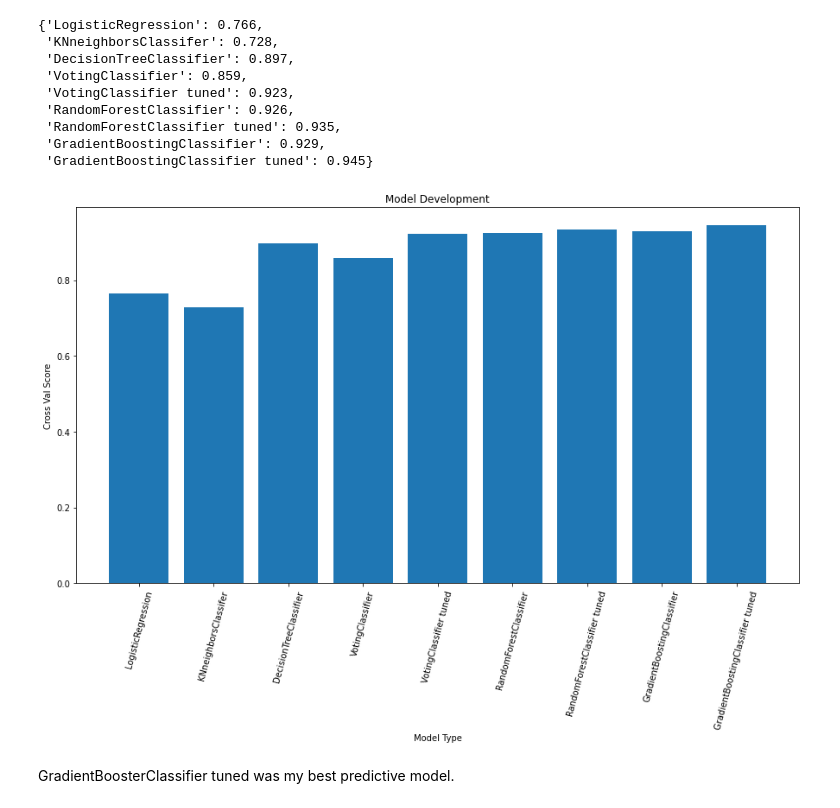
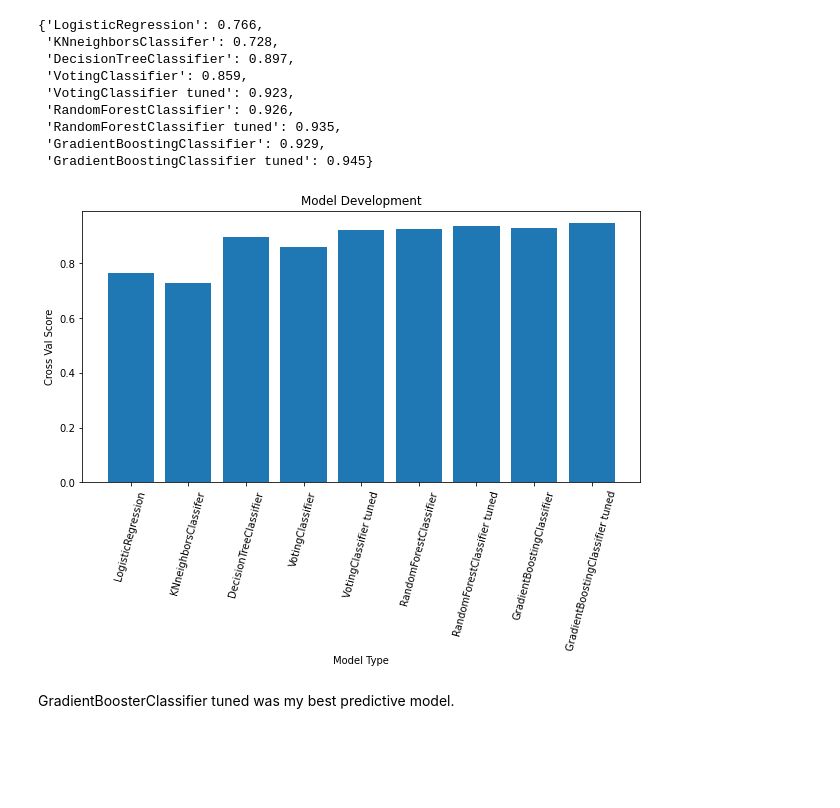
Before and after one commit to KyleWeesner/Customer_retention_plan_for_Syriatel_Mobile_Telecom, a Jupyter notebook: workspace/Model Building.ipynb, the cells around one changed output. Saved outputs shown, nothing was run; the diff lists cells and outputs as text; code cells hidden in the pictures; blank space fills up the shorter version.

```diff
--- a/workspace/Model Building.ipynb
+++ b/workspace/Model Building.ipynb
@@ -496,17 +498,17 @@ model_devolpment
  'GradientBoostingClassifier': 0.929,
  'GradientBoostingClassifier tuned': 0.945}
 # %%
-plt.figure(figsize=(15,8))
+plt.figure(figsize=(10,5))
 plt.bar(model_devolpment.keys(), model_devolpment.values())
 
 plt.title('Model Development')
 plt.xlabel('Model Type')
 plt.ylabel('Cross Val Score')
 
 plt.xticks(rotation=75)
-plt.savefig('../images/model_improvement.jpg');
+plt.savefig('../images/model_improvement.jpg',bbox_inches="tight");
 # %% [output]
-[figure, old version]
+[figure, new version]
 # %% [markdown]
 GradientBoosterClassifier tuned was my best predictive model.
 # %% [markdown]
```
Also changed, not shown: parts of 5 cells of this notebook, 8 other files.
